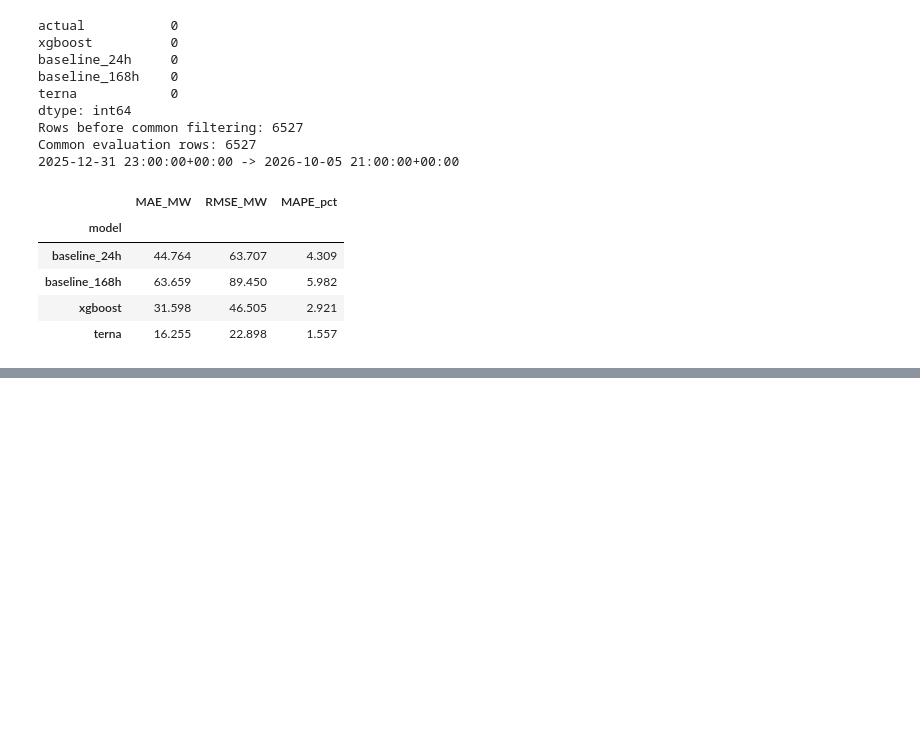
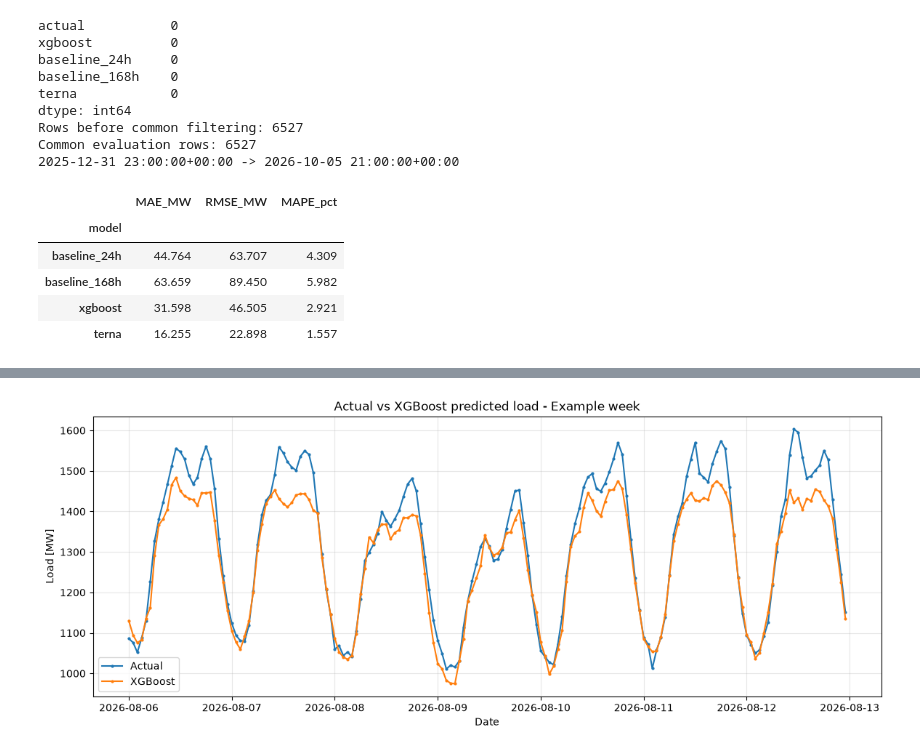
Before and after one commit to AlessandroSerra/Sardinia-Load-Forecasting, a Jupyter notebook: notebooks/XGB_model_calendar_weather.ipynb, the cells around one changed output, grey strips where cells are left out. Cells and saved outputs as stored; diff of their text form; code cells hidden in the pictures; blank space fills up the shorter version.

```diff
--- a/notebooks/XGB_model_calendar_weather.ipynb
+++ b/notebooks/XGB_model_calendar_weather.ipynb
@@ -606,0 +633,32 @@ metrics_df
+# %%
+week = results_xgb.loc[
+    "2026-08-06":"2026-08-12"
+]
+
+fig, ax = plt.subplots(figsize=(14, 5))
+
+ax.plot(
+    week.index,
+    week["actual"],
+    label="Actual",
+    marker="o",
+    markersize=2,
+)
+
+ax.plot(
+    week.index,
+    week["prediction"],
+    label="XGBoost",
+    marker="o",
+    markersize=2,
+)
+
+ax.set_title("Actual vs XGBoost predicted load - Example week")
+ax.set_xlabel("Date")
+ax.set_ylabel("Load [MW]")
+ax.legend()
+ax.grid(alpha=0.3)
+
+plt.show()
+# %% [output]
+[figure, added]
```
Also changed, not shown: parts of 1 cell of this notebook.
